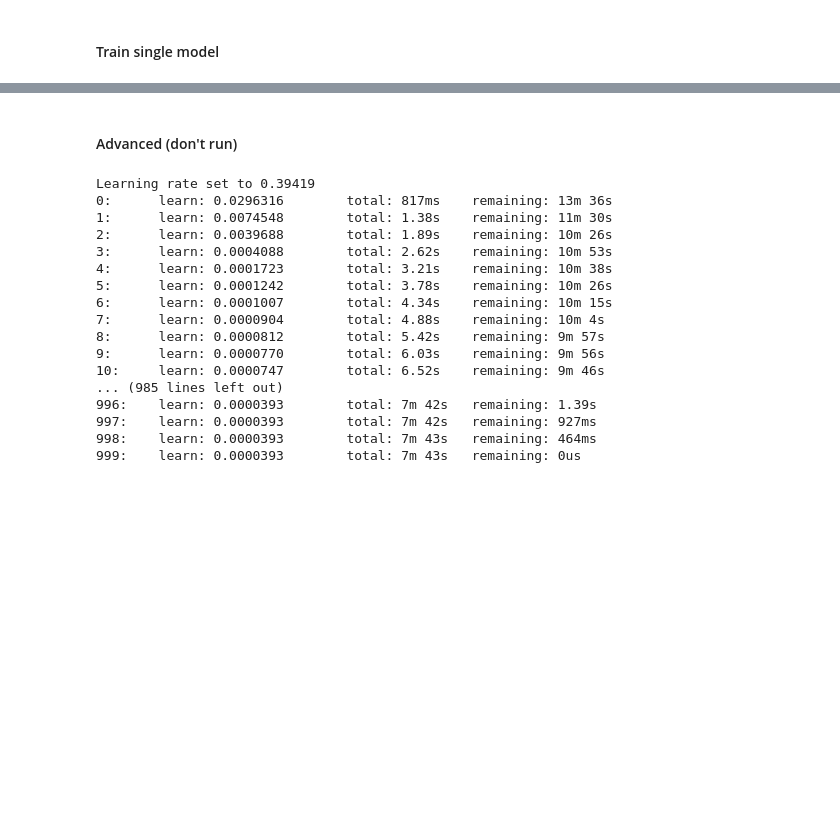
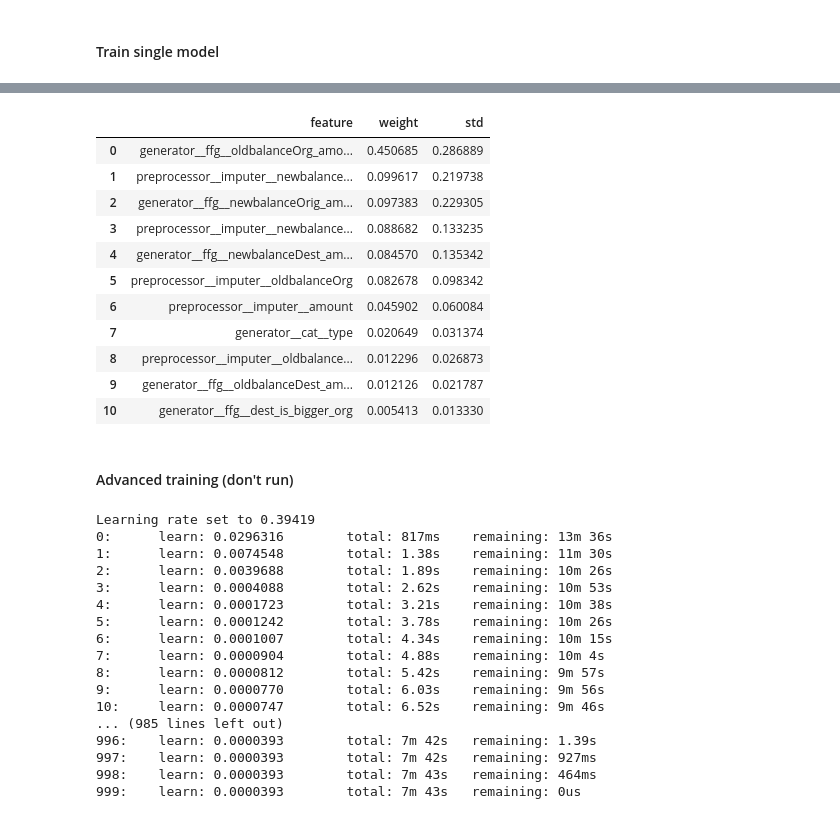
Before and after one commit to DZIMDZEM/data_mining, a Jupyter notebook: pipeline.ipynb, the cells around one changed output, grey strips where cells are left out. Drawn from its saved outputs; the diff is of its cells as text; code cells hidden in the pictures; blank space fills up the shorter version.

```diff
--- a/pipeline.ipynb
+++ b/pipeline.ipynb
@@ -514,6 +576,7 @@ y_test.value_counts()
 Name: isFraud, dtype: int64
 # %% [markdown]
 #### Train single model
+# %%
+model = rfc
 # %%
-# dummy_mf.fit(X_train, y_train)
-# dummy_strf.fit(X_train, y_train)
+model.fit(X_train, y_train)
@@ -540,2 +643,2 @@ Name: isFraud, dtype: int64
 # %%
-# weights = eli5.explain_weights_df(model[-1], feature_names=model[:-1].get_feature_names_out())
+weights = eli5.explain_weights_df(model[-1], feature_names=model[:-1].get_feature_names_out())
@@ -544,5 +645,20 @@ Name: isFraud, dtype: int64
+# %%
+weights
+# %% [output]
+|  | feature | weight | std |
+| 0 | generator__ffg__oldbalanceOrg_amo... | 0.450685 | 0.286889 |
+| 1 | preprocessor__imputer__newbalance... | 0.099617 | 0.219738 |
+| 2 | generator__ffg__newbalanceOrig_am... | 0.097383 | 0.229305 |
+| 3 | preprocessor__imputer__newbalance... | 0.088682 | 0.133235 |
+| 4 | generator__ffg__newbalanceDest_am... | 0.084570 | 0.135342 |
+| 5 | preprocessor__imputer__oldbalanceOrg | 0.082678 | 0.098342 |
+| 6 | preprocessor__imputer__amount | 0.045902 | 0.060084 |
+| 7 | generator__cat__type | 0.020649 | 0.031374 |
+| 8 | preprocessor__imputer__oldbalance... | 0.012296 | 0.026873 |
+| 9 | generator__ffg__oldbalanceDest_am... | 0.012126 | 0.021787 |
+| 10 | generator__ffg__dest_is_bigger_org | 0.005413 | 0.013330 |
 # %% [markdown]
-#### Advanced (don't run)
+#### Advanced training (don't run)
 # %%
 from notebooks.Dzim.data_mining.validation.training import estimate_multiple_models
 from notebooks.Dzim.data_mining.validation.training import estimate_model
```
Also changed, not shown: parts of 61 cells of this notebook.
